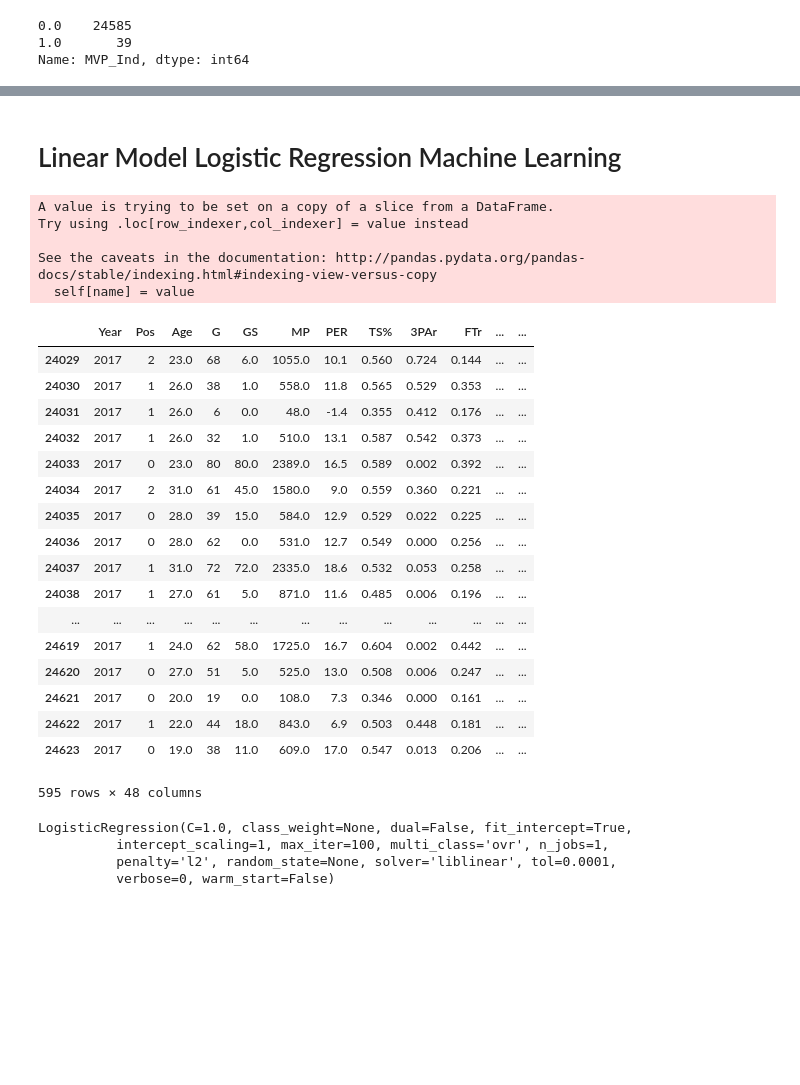
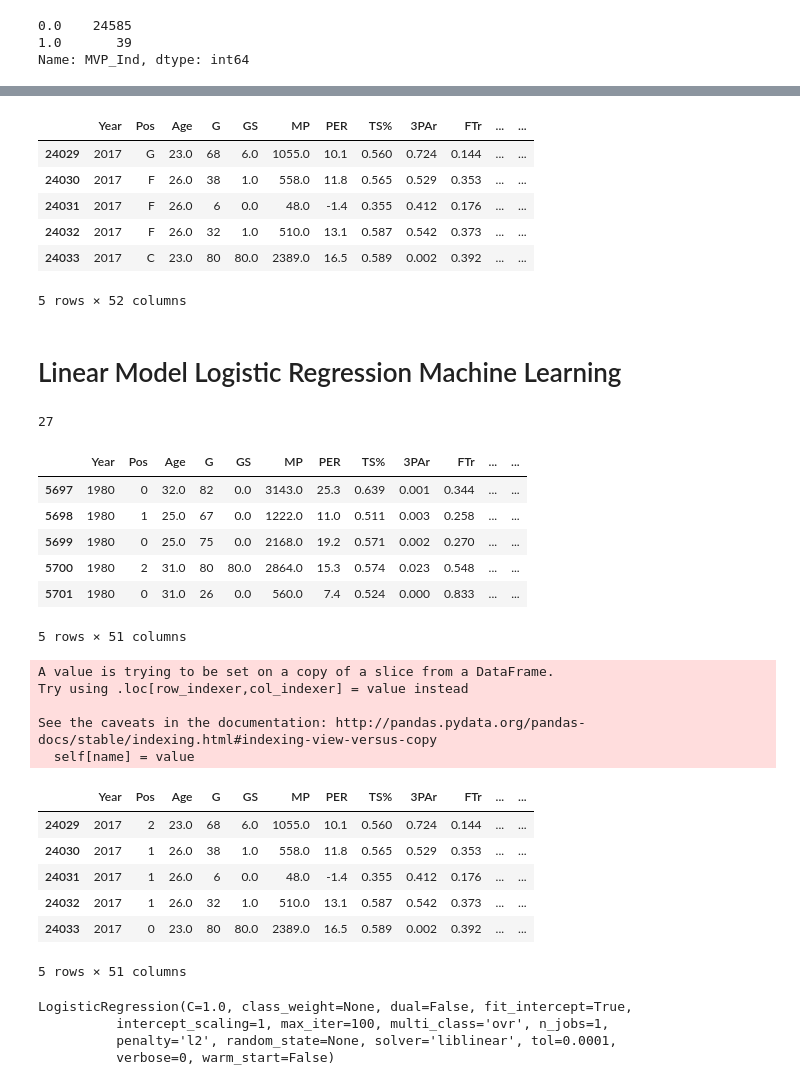
Before and after one commit to nickyd1218/KNDB, a Jupyter notebook: KNDB.ipynb, the cells around one changed output, grey strips where cells are left out. Saved outputs shown, nothing was run; the diff lists cells and outputs as text; code cells hidden in the pictures; blank space fills up the shorter version.

```diff
--- a/KNDB.ipynb
+++ b/KNDB.ipynb
@@ -108,3 +104,13 @@ kndb_test.head()
+# %%
+kndb_predict.head()
+# %% [output]
+|  | Year | Pos | Age | G | GS | MP | PER | TS% | 3PAr | FTr | ... | ... |
+| 24029 | 2017 | G | 23.0 | 68 | 6.0 | 1055.0 | 10.1 | 0.560 | 0.724 | 0.144 | ... | ... |
+| 24030 | 2017 | F | 26.0 | 38 | 1.0 | 558.0 | 11.8 | 0.565 | 0.529 | 0.353 | ... | ... |
+| 24031 | 2017 | F | 26.0 | 6 | 0.0 | 48.0 | -1.4 | 0.355 | 0.412 | 0.176 | ... | ... |
+| 24032 | 2017 | F | 26.0 | 32 | 1.0 | 510.0 | 13.1 | 0.587 | 0.542 | 0.373 | ... | ... |
+| 24033 | 2017 | C | 23.0 | 80 | 80.0 | 2389.0 | 16.5 | 0.589 | 0.002 | 0.392 | ... | ... |
+5 rows × 52 columns
 # %% [markdown]
 # Linear Model Logistic Regression Machine Learning
 # %%
@@ -113,35 +122,34 @@ y = kndb_test["MVP_Ind"]
+# %%
+len(sample_years)
+# %% [output]
+27
 # %%
 from sklearn.preprocessing import LabelEncoder, OneHotEncoder
 labelencoder_X = LabelEncoder()
 X.Pos = labelencoder_X.fit_transform(X.Pos)
-kndb_predict.Pos = labelencoder_X.fit_transform(kndb_predict.Pos)
-
-#onehotencoder = OneHotEncoder()
-#onehotencoder.fit(X.Pos)
-#onehotlabels = onehotencoder.fit_transform(X.Pos).toarray()
-kndb_predict = kndb_predict.drop(columns = ['MVP_Ind'])
-kndb_predict
+X.head()
 # %% [output]
+|  | Year | Pos | Age | G | GS | MP | PER | TS% | 3PAr | FTr | ... | ... |
+| 5697 | 1980 | 0 | 32.0 | 82 | 0.0 | 3143.0 | 25.3 | 0.639 | 0.001 | 0.344 | ... | ... |
+| 5698 | 1980 | 1 | 25.0 | 67 | 0.0 | 1222.0 | 11.0 | 0.511 | 0.003 | 0.258 | ... | ... |
+| 5699 | 1980 | 0 | 25.0 | 75 | 0.0 | 2168.0 | 19.2 | 0.571 | 0.002 | 0.270 | ... | ... |
+| 5700 | 1980 | 2 | 31.0 | 80 | 80.0 | 2864.0 | 15.3 | 0.574 | 0.023 | 0.548 | ... | ... |
+| 5701 | 1980 | 0 | 31.0 | 26 | 0.0 | 560.0 | 7.4 | 0.524 | 0.000 | 0.833 | ... | ... |
-A value is trying to be set on a copy of a slice from a DataFrame.
-Try using .loc[row_indexer,col_indexer] = value instead
-
-See the caveats in the documentation: http://pandas.pydata.org/pandas-docs/stable/indexing.html#indexing-view-versus-copy
-  self[name] = value
+5 rows × 51 columns
-|  | Year | Pos | Age | G | GS | MP | PER | TS% | 3PAr | FTr | ... | ... |
-| 24029 | 2017 | 2 | 23.0 | 68 | 6.0 | 1055.0 | 10.1 | 0.560 | 0.724 | 0.144 | ... | ... |
-| 24030 | 2017 | 1 | 26.0 | 38 | 1.0 | 558.0 | 11.8 | 0.565 | 0.529 | 0.353 | ... | ... |
-| 24031 | 2017 | 1 | 26.0 | 6 | 0.0 | 48.0 | -1.4 | 0.355 | 0.412 | 0.176 | ... | ... |
-| 24032 | 2017 | 1 | 26.0 | 32 | 1.0 | 510.0 | 13.1 | 0.587 | 0.542 | 0.373 | ... | ... |
-| 24033 | 2017 | 0 | 23.0 | 80 | 80.0 | 2389.0 | 16.5 | 0.589 | 0.002 | 0.392 | ... | ... |
-| 24034 | 2017 | 2 | 31.0 | 61 | 45.0 | 1580.0 | 9.0 | 0.559 | 0.360 | 0.221 | ... | ... |
-| 24035 | 2017 | 0 | 28.0 | 39 | 15.0 | 584.0 | 12.9 | 0.529 | 0.022 | 0.225 | ... | ... |
-| 24036 | 2017 | 0 | 28.0 | 62 | 0.0 | 531.0 | 12.7 | 0.549 | 0.000 | 0.256 | ... | ... |
-| 24037 | 2017 | 1 | 31.0 | 72 | 72.0 | 2335.0 | 18.6 | 0.532 | 0.053 | 0.258 | ... | ... |
-| 24038 | 2017 | 1 | 27.0 | 61 | 5.0 | 871.0 | 11.6 | 0.485 | 0.006 | 0.196 | ... | ... |
-| ... | ... | ... | ... | ... | ... | ... | ... | ... | ... | ... | ... | ... |
-| 24619 | 2017 | 1 | 24.0 | 62 | 58.0 | 1725.0 | 16.7 | 0.604 | 0.002 | 0.442 | ... | ... |
-| 24620 | 2017 | 0 | 27.0 | 51 | 5.0 | 525.0 | 13.0 | 0.508 | 0.006 | 0.247 | ... | ... |
-| 24621 | 2017 | 0 | 20.0 | 19 | 0.0 | 108.0 | 7.3 | 0.346 | 0.000 | 0.161 | ... | ... |
-| 24622 | 2017 | 1 | 22.0 | 44 | 18.0 | 843.0 | 6.9 | 0.503 | 0.448 | 0.181 | ... | ... |
-| 24623 | 2017 | 0 | 19.0 | 38 | 11.0 | 609.0 | 17.0 | 0.547 | 0.013 | 0.206 | ... | ... |
-595 rows × 48 columns
+# %%
+kndb_predict.Pos = labelencoder_X.fit_transform(kndb_predict.Pos)
+kndb_predict = kndb_predict.drop(columns = ['MVP_Ind'])
+kndb_predict.head()
+# %% [output]
+A value is trying to be set on a copy of a slice from a DataFrame.
+Try using .loc[row_indexer,col_indexer] = value instead
+
+See the caveats in the documentation: http://pandas.pydata.org/pandas-docs/stable/indexing.html#indexing-view-versus-copy
+  self[name] = value
+|  | Year | Pos | Age | G | GS | MP | PER | TS% | 3PAr | FTr | ... | ... |
+| 24029 | 2017 | 2 | 23.0 | 68 | 6.0 | 1055.0 | 10.1 | 0.560 | 0.724 | 0.144 | ... | ... |
+| 24030 | 2017 | 1 | 26.0 | 38 | 1.0 | 558.0 | 11.8 | 0.565 | 0.529 | 0.353 | ... | ... |
+| 24031 | 2017 | 1 | 26.0 | 6 | 0.0 | 48.0 | -1.4 | 0.355 | 0.412 | 0.176 | ... | ... |
+| 24032 | 2017 | 1 | 26.0 | 32 | 1.0 | 510.0 | 13.1 | 0.587 | 0.542 | 0.373 | ... | ... |
+| 24033 | 2017 | 0 | 23.0 | 80 | 80.0 | 2389.0 | 16.5 | 0.589 | 0.002 | 0.392 | ... | ... |
+5 rows × 51 columns
```
Also changed, not shown: parts of 22 cells of this notebook, 3 other files.
